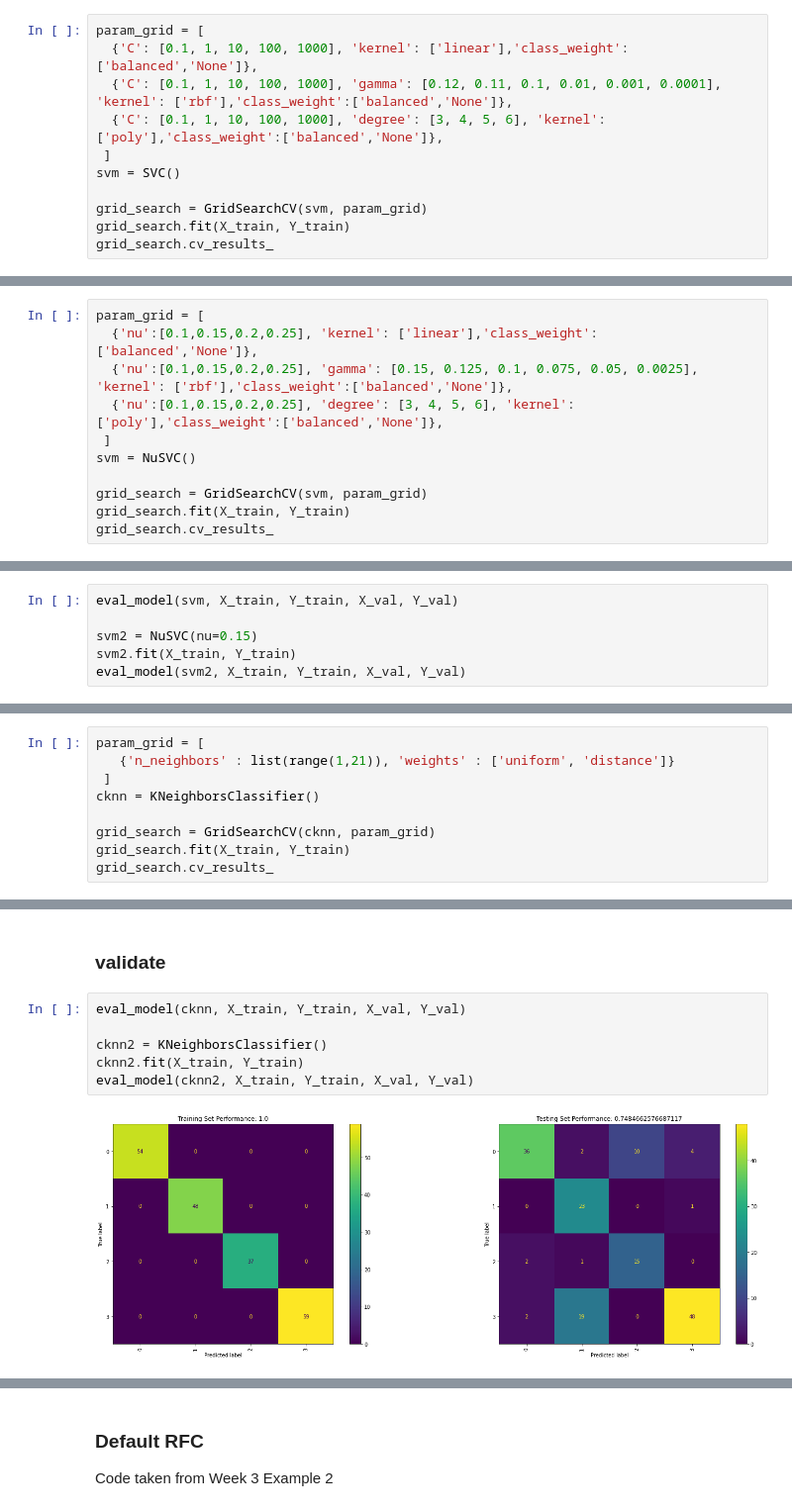
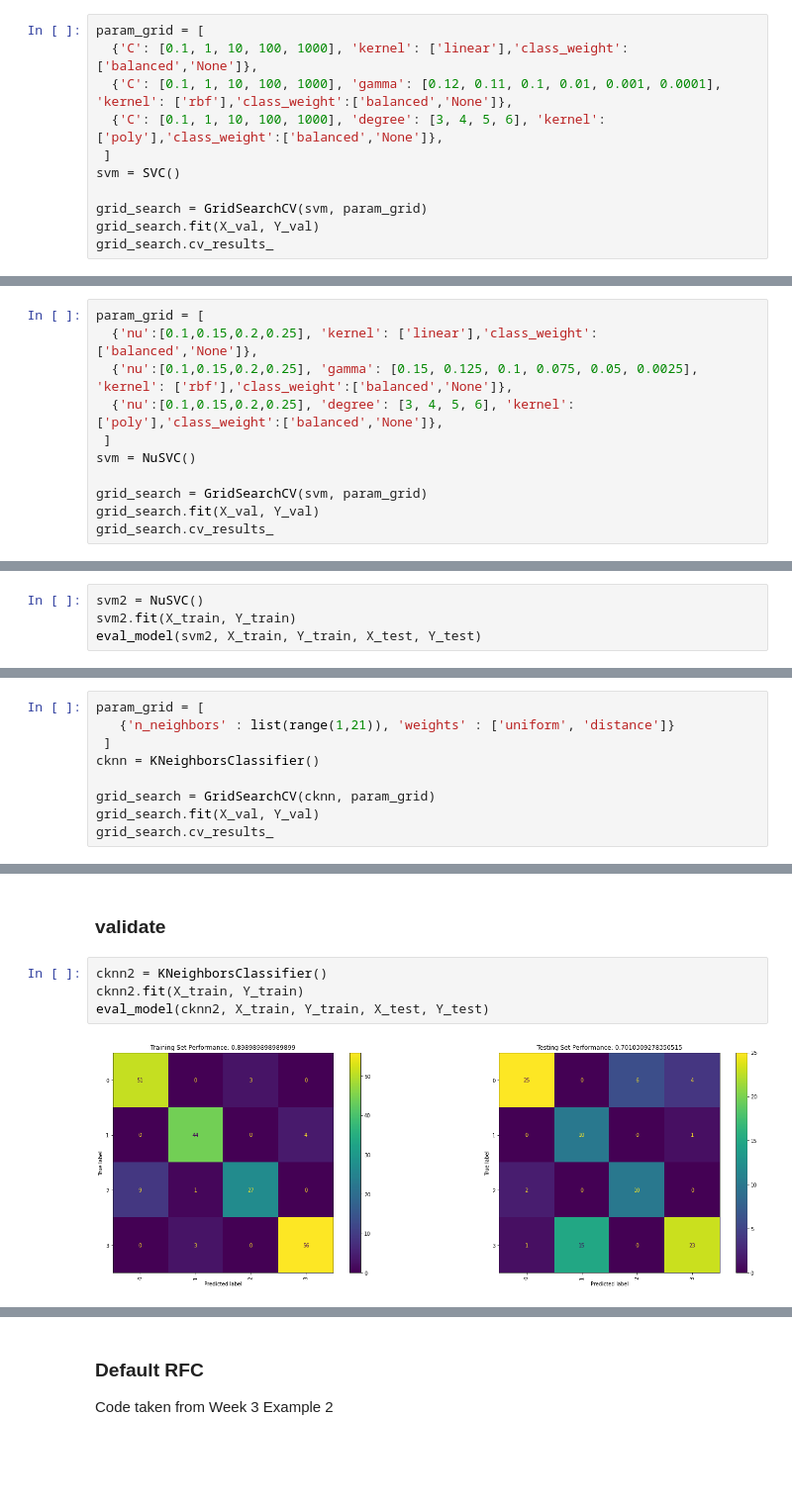
Before and after one commit to Sunthas515/420-1, a Jupyter notebook: Assessment 1A/Question2.ipynb, the cells around one changed output, grey strips where cells are left out. Shown at 99% size. Cells and saved outputs as stored; diff of their text form; blank space fills up the shorter version.

```diff
--- a/Assessment 1A/Question2.ipynb
+++ b/Assessment 1A/Question2.ipynb
@@ -159,6 +159,6 @@ param_grid = [
 svm = SVC()
 
 grid_search = GridSearchCV(svm, param_grid)
-grid_search.fit(X_train, Y_train)
+grid_search.fit(X_val, Y_val)
 grid_search.cv_results_
 # %% [output]
@@ -240,6 +237,6 @@ param_grid = [
 svm = NuSVC()
 
 grid_search = GridSearchCV(svm, param_grid)
-grid_search.fit(X_train, Y_train)
+grid_search.fit(X_val, Y_val)
 grid_search.cv_results_
 # %% [output]
@@ -290,7 +287,5 @@ eval_model(svm, X_train, Y_train, X_test, Y_test)
 # %%
-eval_model(svm, X_train, Y_train, X_val, Y_val)
-
-svm2 = NuSVC(nu=0.15)
+svm2 = NuSVC()
 svm2.fit(X_train, Y_train)
-eval_model(svm2, X_train, Y_train, X_val, Y_val)
+eval_model(svm2, X_train, Y_train, X_test, Y_test)
 # %% [output]
@@ -317,6 +311,6 @@ param_grid = [
 cknn = KNeighborsClassifier()
 
 grid_search = GridSearchCV(cknn, param_grid)
-grid_search.fit(X_train, Y_train)
+grid_search.fit(X_val, Y_val)
 grid_search.cv_results_
 # %% [output]
@@ -354,10 +348,8 @@ eval_model(cknn, X_train, Y_train, X_test, Y_test)
 # %% [markdown]
 ### validate
 # %%
-eval_model(cknn, X_train, Y_train, X_val, Y_val)
-
 cknn2 = KNeighborsClassifier()
 cknn2.fit(X_train, Y_train)
-eval_model(cknn2, X_train, Y_train, X_val, Y_val)
+eval_model(cknn2, X_train, Y_train, X_test, Y_test)
 # %% [output]
-[figure, old version]
+[figure, new version]
```
Also changed, not shown: parts of 18 cells of this notebook.
